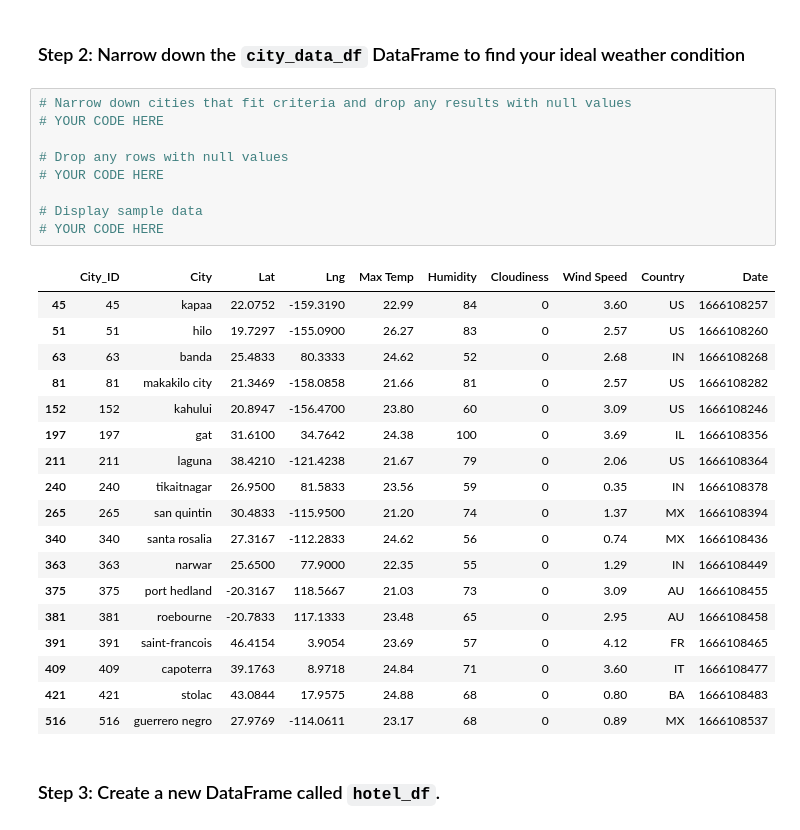
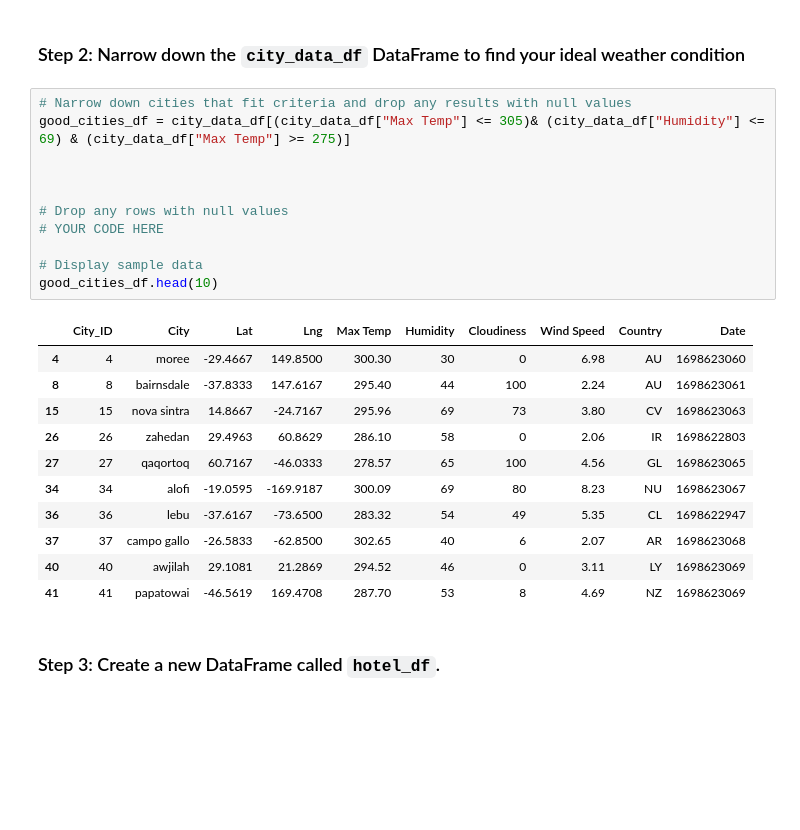
Before and after one commit to rdekker3/python-api-challenge, a Jupyter notebook: starter_code/VacationPy.ipynb, the cells around one changed output. Drawn from its saved outputs; the diff is of its cells as text; blank space fills up the shorter version.

```diff
--- a/starter_code/VacationPy.ipynb
+++ b/starter_code/VacationPy.ipynb
@@ -55,32 +60,27 @@ city_data_df.head(14)
 ### Step 2: Narrow down the `city_data_df` DataFrame to find your ideal weather condition
 # %%
 # Narrow down cities that fit criteria and drop any results with null values
-# YOUR CODE HERE
+good_cities_df = city_data_df[(city_data_df["Max Temp"] <= 305)& (city_data_df["Humidity"] <= 69) & (city_data_df["Max Temp"] >= 275)]
+
+
 
 # Drop any rows with null values
 # YOUR CODE HERE
 
 # Display sample data
-# YOUR CODE HERE
+good_cities_df.head(10)
 # %% [output]
 |  | City_ID | City | Lat | Lng | Max Temp | Humidity | Cloudiness | Wind Speed | Country | Date |
-| 45 | 45 | kapaa | 22.0752 | -159.3190 | 22.99 | 84 | 0 | 3.60 | US | 1666108257 |
-| 51 | 51 | hilo | 19.7297 | -155.0900 | 26.27 | 83 | 0 | 2.57 | US | 1666108260 |
-| 63 | 63 | banda | 25.4833 | 80.3333 | 24.62 | 52 | 0 | 2.68 | IN | 1666108268 |
-| 81 | 81 | makakilo city | 21.3469 | -158.0858 | 21.66 | 81 | 0 | 2.57 | US | 1666108282 |
-| 152 | 152 | kahului | 20.8947 | -156.4700 | 23.80 | 60 | 0 | 3.09 | US | 1666108246 |
-| 197 | 197 | gat | 31.6100 | 34.7642 | 24.38 | 100 | 0 | 3.69 | IL | 1666108356 |
-| 211 | 211 | laguna | 38.4210 | -121.4238 | 21.67 | 79 | 0 | 2.06 | US | 1666108364 |
-| 240 | 240 | tikaitnagar | 26.9500 | 81.5833 | 23.56 | 59 | 0 | 0.35 | IN | 1666108378 |
-| 265 | 265 | san quintin | 30.4833 | -115.9500 | 21.20 | 74 | 0 | 1.37 | MX | 1666108394 |
-| 340 | 340 | santa rosalia | 27.3167 | -112.2833 | 24.62 | 56 | 0 | 0.74 | MX | 1666108436 |
-| 363 | 363 | narwar | 25.6500 | 77.9000 | 22.35 | 55 | 0 | 1.29 | IN | 1666108449 |
-| 375 | 375 | port hedland | -20.3167 | 118.5667 | 21.03 | 73 | 0 | 3.09 | AU | 1666108455 |
-| 381 | 381 | roebourne | -20.7833 | 117.1333 | 23.48 | 65 | 0 | 2.95 | AU | 1666108458 |
-| 391 | 391 | saint-francois | 46.4154 | 3.9054 | 23.69 | 57 | 0 | 4.12 | FR | 1666108465 |
-| 409 | 409 | capoterra | 39.1763 | 8.9718 | 24.84 | 71 | 0 | 3.60 | IT | 1666108477 |
-| 421 | 421 | stolac | 43.0844 | 17.9575 | 24.88 | 68 | 0 | 0.80 | BA | 1666108483 |
-| 516 | 516 | guerrero negro | 27.9769 | -114.0611 | 23.17 | 68 | 0 | 0.89 | MX | 1666108537 |
+| 4 | 4 | moree | -29.4667 | 149.8500 | 300.30 | 30 | 0 | 6.98 | AU | 1698623060 |
+| 8 | 8 | bairnsdale | -37.8333 | 147.6167 | 295.40 | 44 | 100 | 2.24 | AU | 1698623061 |
+| 15 | 15 | nova sintra | 14.8667 | -24.7167 | 295.96 | 69 | 73 | 3.80 | CV | 1698623063 |
+| 26 | 26 | zahedan | 29.4963 | 60.8629 | 286.10 | 58 | 0 | 2.06 | IR | 1698622803 |
+| 27 | 27 | qaqortoq | 60.7167 | -46.0333 | 278.57 | 65 | 100 | 4.56 | GL | 1698623065 |
+| 34 | 34 | alofi | -19.0595 | -169.9187 | 300.09 | 69 | 80 | 8.23 | NU | 1698623067 |
+| 36 | 36 | lebu | -37.6167 | -73.6500 | 283.32 | 54 | 49 | 5.35 | CL | 1698622947 |
+| 37 | 37 | campo gallo | -26.5833 | -62.8500 | 302.65 | 40 | 6 | 2.07 | AR | 1698623068 |
+| 40 | 40 | awjilah | 29.1081 | 21.2869 | 294.52 | 46 | 0 | 3.11 | LY | 1698623069 |
+| 41 | 41 | papatowai | -46.5619 | 169.4708 | 287.70 | 53 | 8 | 4.69 | NZ | 1698623069 |
 # %% [markdown]
 ### Step 3: Create a new DataFrame called `hotel_df`.
 # %%
```
Also changed, not shown: parts of 4 cells of this notebook.
